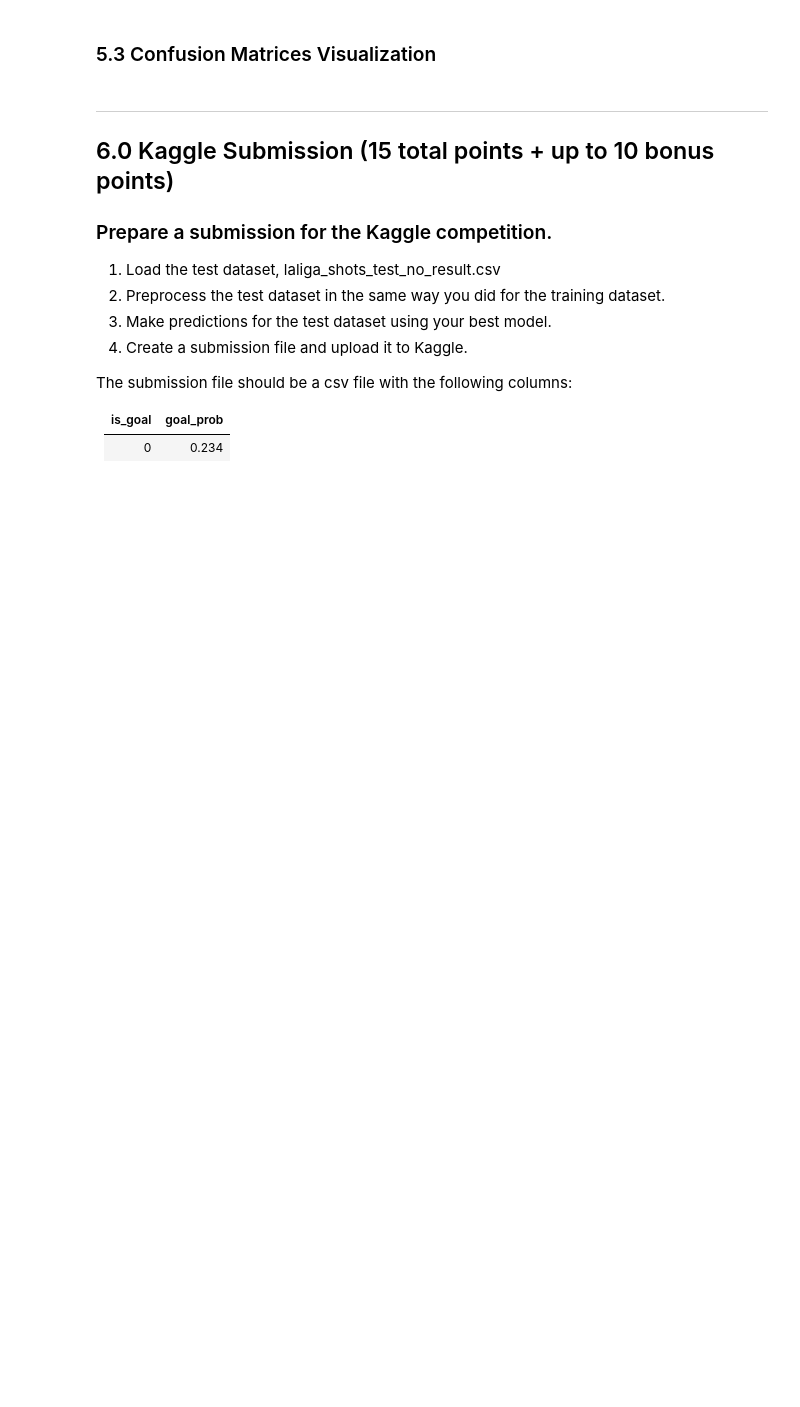
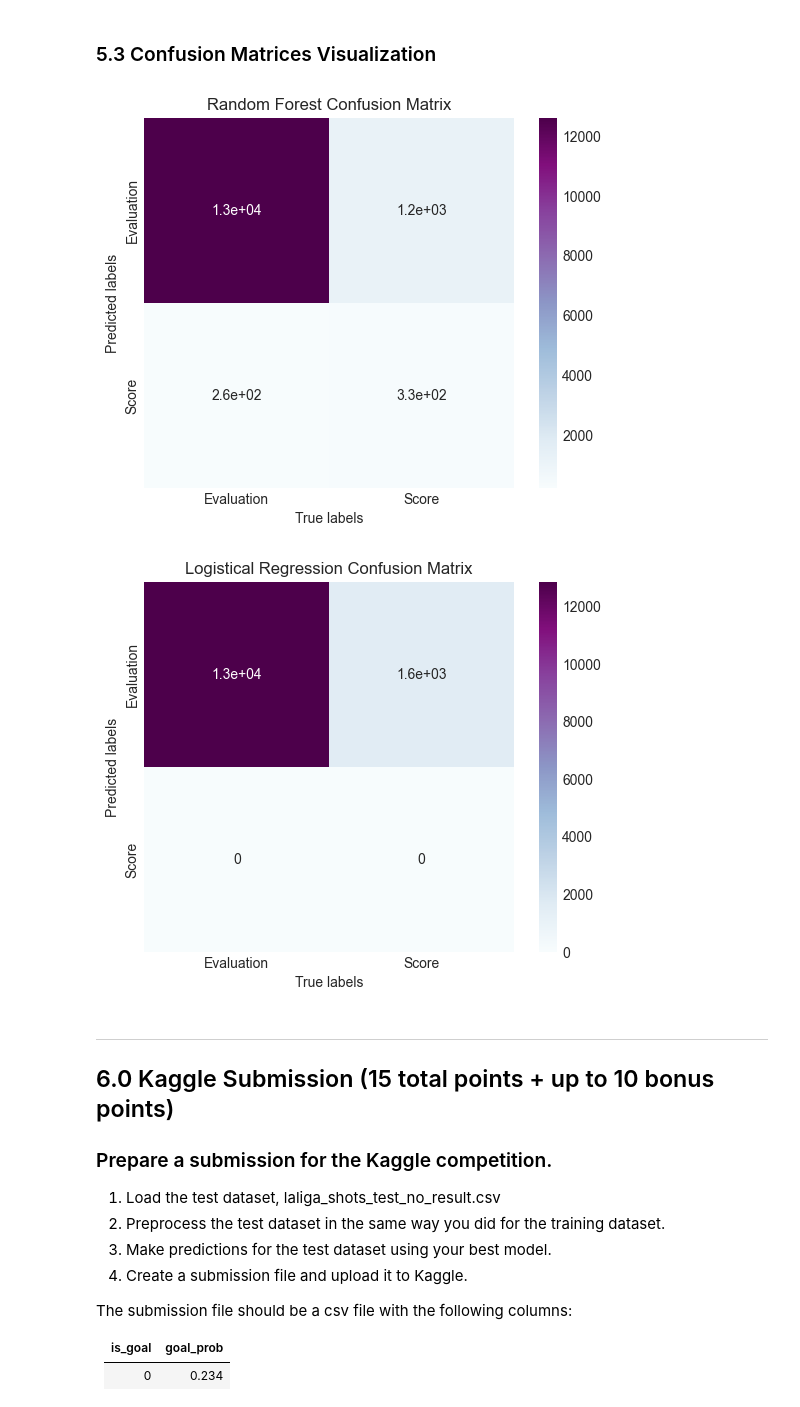
Before and after one commit to smgibson19/ds701_fa25_midterm_challenge_sports, a Jupyter notebook: LALIGA_Analysis_Challenge.ipynb, the cells around one changed output. Saved outputs shown, nothing was run; the diff lists cells and outputs as text; code cells hidden in the pictures; blank space fills up the shorter version.

```diff
--- a/LALIGA_Analysis_Challenge.ipynb
+++ b/LALIGA_Analysis_Challenge.ipynb
@@ -682,17 +682,19 @@ k_data_X.head()
 # importing/ carrying through id and result but not in model
 # calculating a distance and angle of the shot
 def sam_reg_model(df):
-    r_data = df.groupby(['X', 'Y', 'minute', 'shotType', 'id']).size().reset_index()
+    r_data = df.groupby(['X', 'Y', 'minute', 'situation', 'shotType', 'id']).size().reset_index()
     r_data.rename(columns = {0: 'count'}, inplace = True)
     r_data.drop(columns = 'count', inplace = True)
 
+    r_data['situation_bin'] = r_data['situation'].apply(lambda x: pd.factorize(x)[0].sum())
     r_data['shot_bin'] = r_data['shotType'].apply(lambda x: pd.factorize(x)[0].sum())
+
 
     r_data['dist'] = r_data.apply(lambda x: math.sqrt(x['X']*2 + x['Y']*2), axis = 1)
     r_data['angle'] = r_data.apply(lambda y: round(math.degrees(math.acos(y['Y']/ y['dist'])), 2), axis = 1)
 
     r_results = r_data['id']
-    r_data.drop(columns = ['shotType', 'id'],  inplace = True)
+    r_data.drop(columns = ['situation','shotType', 'id'],  inplace = True)
 
     return r_data, r_results
 # %% [markdown]
@@ -970,3 +970,25 @@ AUC Score: 0.5981
+# %%
+# regression and forest
+from sklearn.metrics import confusion_matrix, ConfusionMatrixDisplay
+
+# random tree
+cm_for = confusion_matrix(b_test, t_pred)
+sns.heatmap(cm_for.T, square=True, annot=True, cmap='BuPu', xticklabels=['Evaluation', 'Score'], yticklabels=['Evaluation', 'Score'])
+plt.xlabel('True labels')
+plt.ylabel('Predicted labels')
+plt.title('Random Forest Confusion Matrix')
+plt.show()
+
+
+cm_reg = confusion_matrix(b_test_copy, y_modeled)
+sns.heatmap(cm_reg.T, square=True, annot=True, cmap='BuPu', xticklabels=['Evaluation', 'Score'], yticklabels=['Evaluation', 'Score'])
+plt.xlabel('True labels')
+plt.ylabel('Predicted labels')
+plt.title('Logistical Regression Confusion Matrix')
+plt.show()
+# %% [output]
+[figure, added]
+[figure, added]
 # %% [markdown]
 ---
 
```
Also changed, not shown: parts of 5 cells of this notebook.
